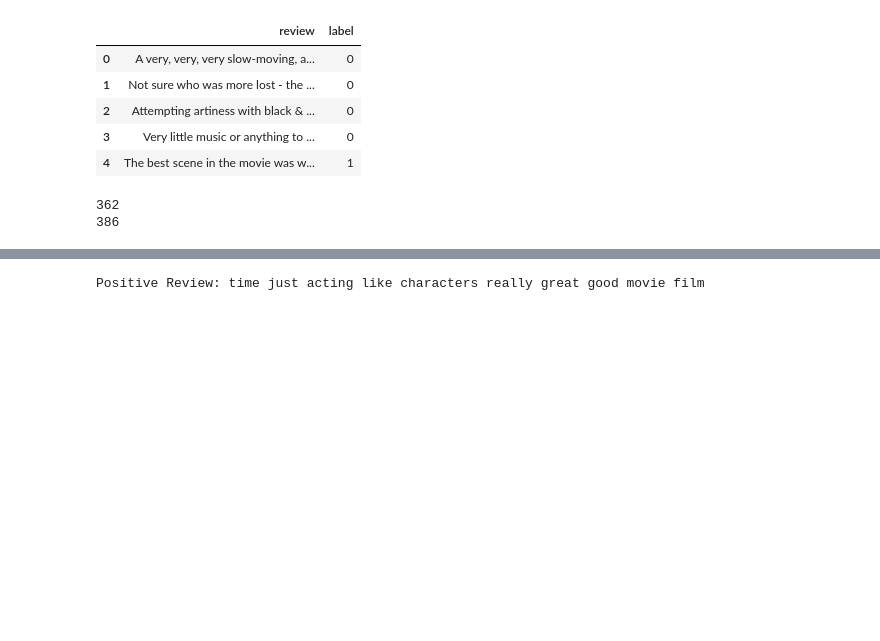
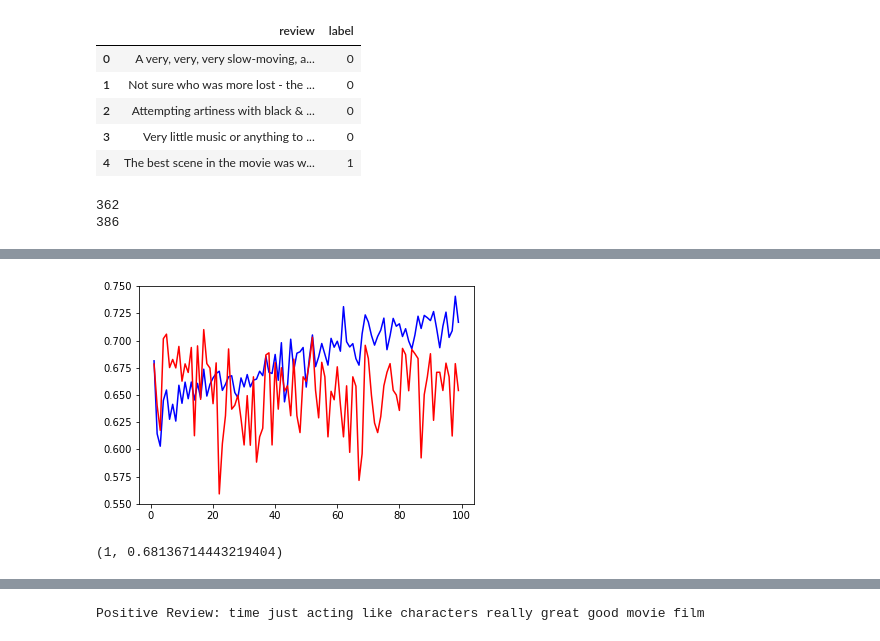
Before and after one commit to louiskonig/Classifying-negative-reviews-on-amazon-yelp-and-imdb, a Jupyter notebook: Unit 2 Lesson 2 - Iterate and evaluate the classifier.ipynb, the cells around one changed output, grey strips where cells are left out. Drawn from its saved outputs; the diff is of its cells as text; code cells hidden in the pictures; blank space fills up the shorter version.

```diff
--- a/Unit 2 Lesson 2 - Iterate and evaluate the classifier.ipynb
+++ b/Unit 2 Lesson 2 - Iterate and evaluate the classifier.ipynb
@@ -60,0 +51,31 @@ Pipeline(memory=None,
+# %%
+#from sklearn.pipeline import Pipeline
+
+#pipe = Pipeline([
+#    ('extractor', vectorizer),
+#    ('classifier', classifier)
+#])
+
+#pipe.fit(train_inp, train_out)
+
+
+
+
+trains = []
+tests = []
+
+for dim in tqdm_notebook(range(1, 100)):
+    vectorizer = TfidfVectorizer(stop_words='english')
+    svd = TruncatedSVD(dim)
+    classifier = NaiveBayes()
+
+    from sklearn.pipeline import Pipeline
+    pipe = Pipeline([
+        ('extractor', vectorizer),
+        ('lsa', svd),
+        ('classifier', classifier)
+    ])
+
+    pipe.fit(train_inp, train_out)
+    trains.append((dim, f1_score(pipe.predict(train_inp), train_out)))
+    tests.append((dim, f1_score(pipe.predict(test_inp), test_out)))
@@ -61,3 +106,17 @@ Pipeline(memory=None,
+# %%
+x,y = zip(*trains)
+plt.plot(x,y,'b') # plotting t, a separately
+x,y = zip(*tests)
+plt.plot(x,y,'r') # plotting t, b separately
+plt.show()
+#train_inp_vectorized = vectorizer.fit_transform(train_inp, train_out)
+#classifier.fit(train_inp_vectorized, train_out)
+# %% [output]
+[figure, added]
+# %%
+trains[0]
+# %% [output]
+(1, 0.68136714443219404)
 # %%
 print(classification_report(pipe.predict(test_inp), test_out))
 print(accuracy_score(pipe.predict(test_inp), test_out))
```
Also changed, not shown: parts of 8 cells of this notebook.
